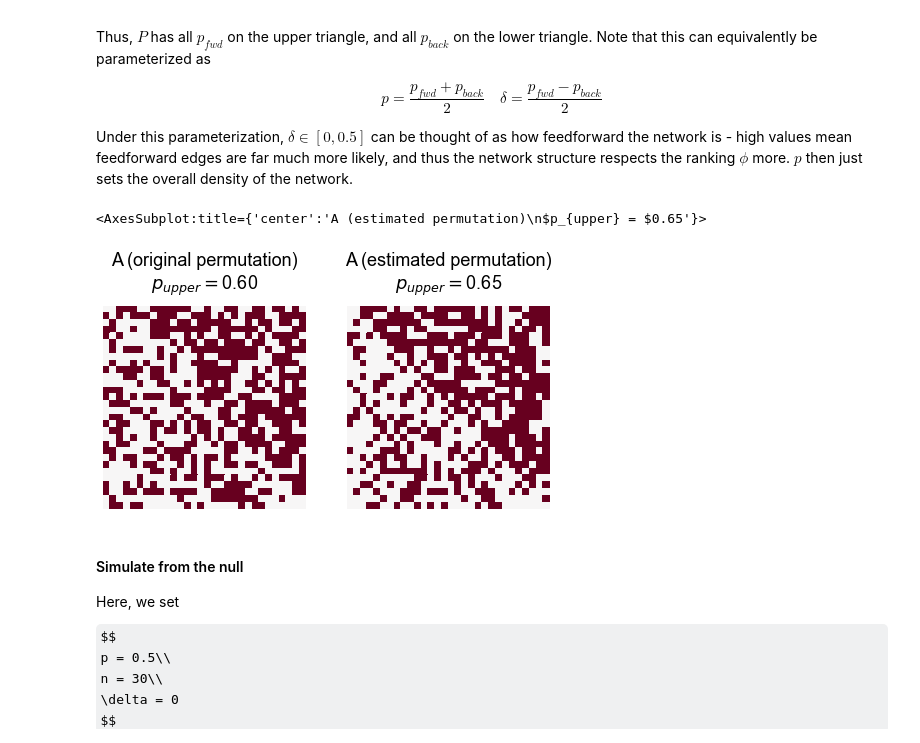
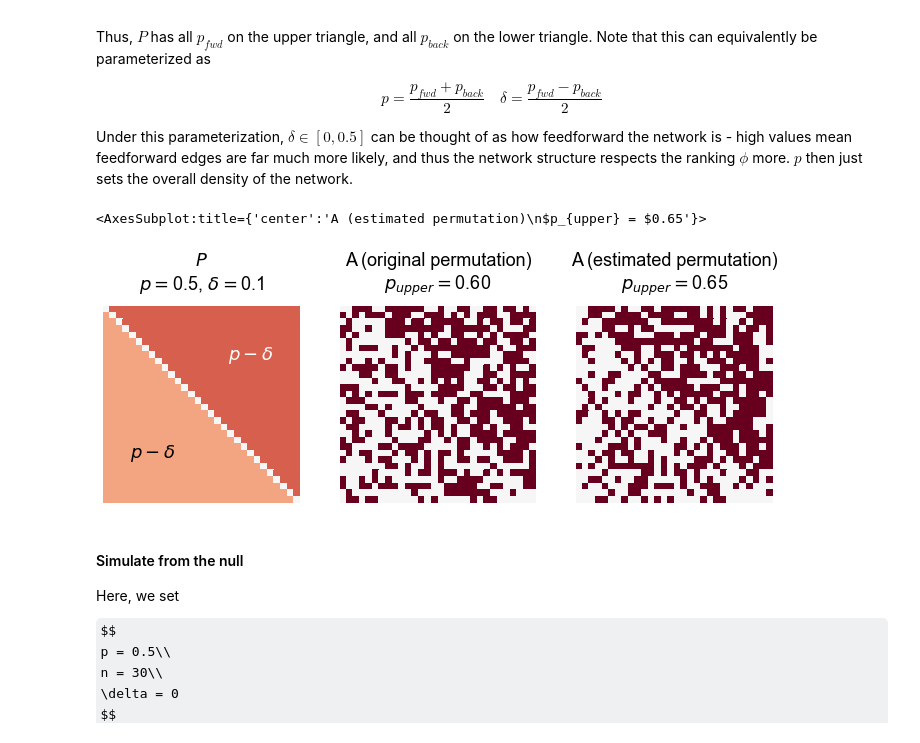
Before and after one commit to neurodata/maggot_connectome, a Jupyter notebook: docs/feedforwardness_sims.ipynb, the cells around one changed output. Drawn from its saved outputs; the diff is of its cells as text; code cells hidden in the pictures; some formulas as TeX source.

```diff
--- a/docs/feedforwardness_sims.ipynb
+++ b/docs/feedforwardness_sims.ipynb
@@ -105,38 +105,47 @@ def calculate_p_upper(A):
 
 
 def construct_feedforward_P(n, p=0.5, delta=0):
     triu_inds = np.triu_indices(n, k=1)
     p_upper = p + delta
     p_lower = p - delta
     P = np.zeros((n, n))
     P[triu_inds] = p_upper
     P[triu_inds[::-1]] = p_lower
     return P
 
 
 n = 30
 p = 0.5
+delta = 0.1
 
-P = construct_feedforward_P(n, p=p, delta=0.1)
+P = construct_feedforward_P(n, p=p, delta=delta)
 
 A = sample_edges(P, directed=True, loops=False)
 
-fig, axs = plt.subplots(1, 2, figsize=(8, 4))
+fig, axs = plt.subplots(1, 3, figsize=(12, 4))
+
+# TODO make a plot of Phat
+title = r"$P$" + "\n"
+title += r"$p = $" + f"{p}, " + r"$\delta = $" + f"{delta}"
+ax = axs[0]
+heatmap(P, vmin=0, vmax=1, cbar=False, ax=ax, title=title)
+ax.text(n / 4, 3 * n / 4, r"$p - \delta$", ha="center", va="center")
+ax.text(3 * n / 4, n / 4, r"$p - \delta$", ha="center", va="center", color="white")
 
 p_upper = calculate_p_upper(A)
 title = "A (original permutation)\n"
 title += r"$p_{upper} = $" + f"{p_upper:0.2f}"
-heatmap(A, cbar=False, ax=axs[0], title=title)
+heatmap(A, cbar=False, ax=axs[1], title=title)
 
 perm_inds = rank_graph_match_flow(A)
 p_upper = calculate_p_upper(A[np.ix_(perm_inds, perm_inds)])
 
 title = "A (estimated permutation)\n"
 title += r"$p_{upper} = $" + f"{p_upper:0.2f}"
-heatmap(A[np.ix_(perm_inds, perm_inds)], cbar=False, ax=axs[1], title=title)
+heatmap(A[np.ix_(perm_inds, perm_inds)], cbar=False, ax=axs[2], title=title)
 # %% [output]
 <AxesSubplot:title={'center':'A (estimated permutation)\n$p_{upper} = $0.65'}>
-[figure, old version]
+[figure, new version]
 # %% [markdown]
 #### Simulate from the null
 Here, we set
```
Also changed, not shown: parts of 6 cells of this notebook, 1 other file.
